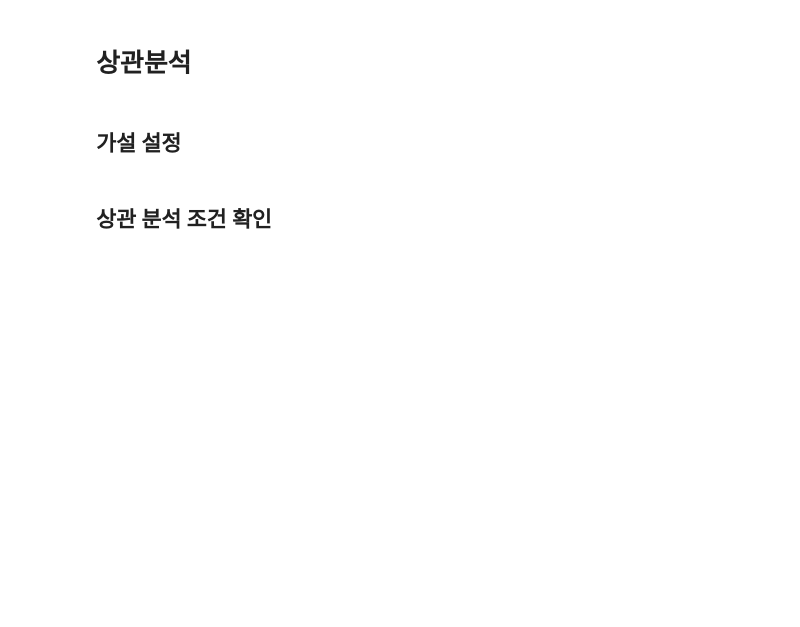
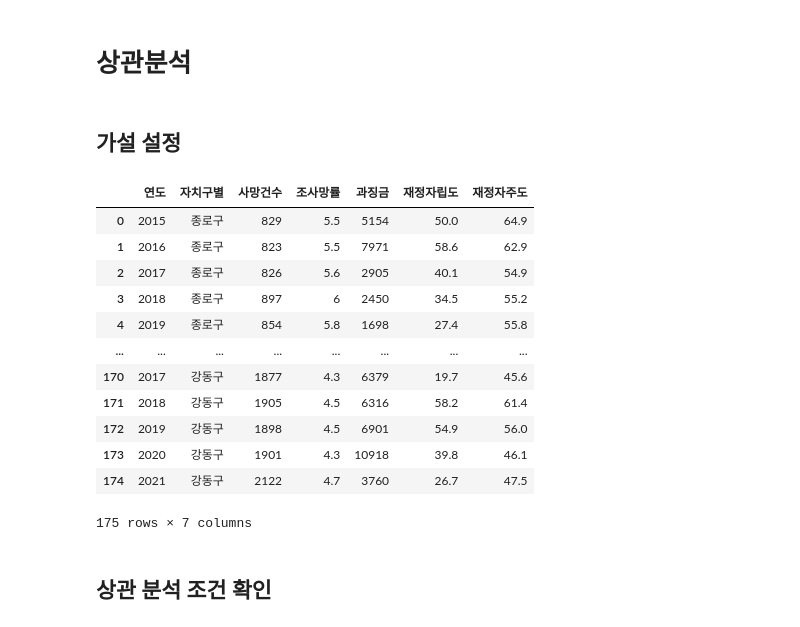
Before and after one commit to Gi-Woong/SDA-TeamProject, a Jupyter notebook: SDA_Term_Project.ipynb, the cells around one changed output. Drawn from its saved outputs; the diff is of its cells as text; code cells hidden in the pictures; blank space fills up the shorter version.

```diff
--- a/SDA_Term_Project.ipynb
+++ b/SDA_Term_Project.ipynb
@@ -507,5 +503,21 @@ df_data.head()
 # 상관분석
 # %% [markdown]
 ## 가설 설정
+# %%
+df_data
+# %% [output]
+|  | 연도 | 자치구별 | 사망건수 | 조사망률 | 과징금 | 재정자립도 | 재정자주도 |
+| 0 | 2015 | 종로구 | 829 | 5.5 | 5154 | 50.0 | 64.9 |
+| 1 | 2016 | 종로구 | 823 | 5.5 | 7971 | 58.6 | 62.9 |
+| 2 | 2017 | 종로구 | 826 | 5.6 | 2905 | 40.1 | 54.9 |
+| 3 | 2018 | 종로구 | 897 | 6 | 2450 | 34.5 | 55.2 |
+| 4 | 2019 | 종로구 | 854 | 5.8 | 1698 | 27.4 | 55.8 |
+| ... | ... | ... | ... | ... | ... | ... | ... |
+| 170 | 2017 | 강동구 | 1877 | 4.3 | 6379 | 19.7 | 45.6 |
+| 171 | 2018 | 강동구 | 1905 | 4.5 | 6316 | 58.2 | 61.4 |
+| 172 | 2019 | 강동구 | 1898 | 4.5 | 6901 | 54.9 | 56.0 |
+| 173 | 2020 | 강동구 | 1901 | 4.3 | 10918 | 39.8 | 46.1 |
+| 174 | 2021 | 강동구 | 2122 | 4.7 | 3760 | 26.7 | 47.5 |
+175 rows × 7 columns
 # %% [markdown]
 ## 상관 분석 조건 확인
```
Also changed, not shown: parts of 16 cells of this notebook.
